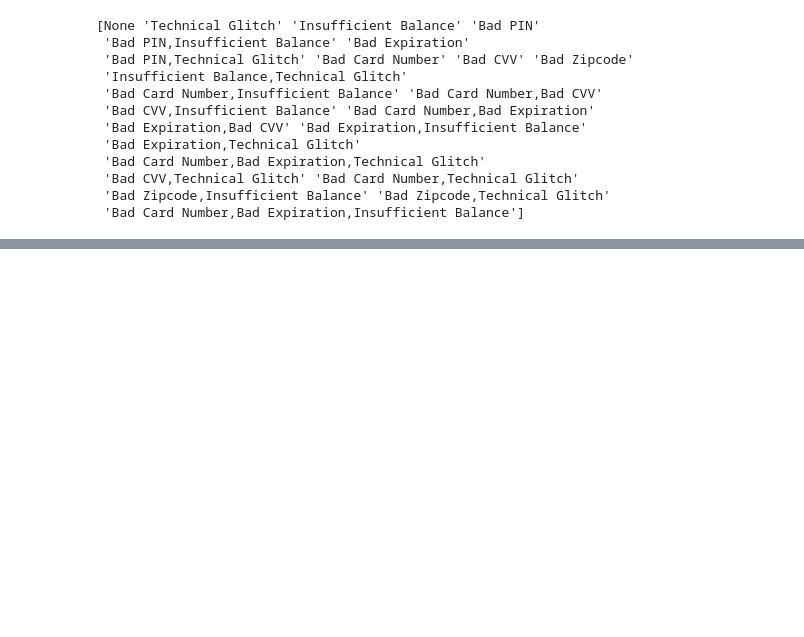
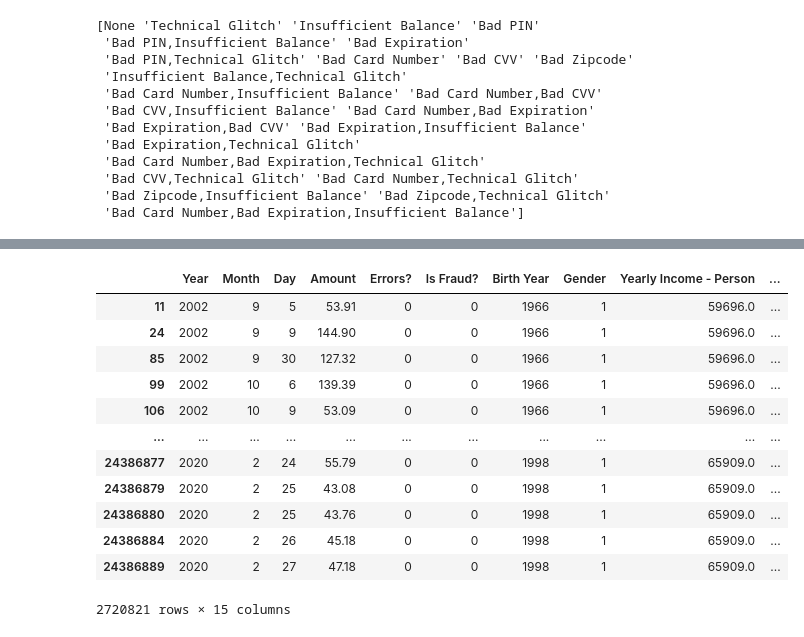
Before and after one commit to LivetaK/Fraud, a Jupyter notebook: data_preparation.ipynb, the cells around one changed output, grey strips where cells are left out. Saved outputs shown, nothing was run; the diff lists cells and outputs as text; code cells hidden in the pictures; blank space fills up the shorter version.

```diff
--- a/data_preparation.ipynb
+++ b/data_preparation.ipynb
@@ -422,0 +469,18 @@ temp_data
+# %%
+data['Age'] = data['Year'] - data['Birth Year']
+# %%
+data
+# %% [output]
+|  | Year | Month | Day | Amount | Errors? | Is Fraud? | Birth Year | Gender | Yearly Income - Person | ... |
+| 11 | 2002 | 9 | 5 | 53.91 | 0 | 0 | 1966 | 1 | 59696.0 | ... |
+| 24 | 2002 | 9 | 9 | 144.90 | 0 | 0 | 1966 | 1 | 59696.0 | ... |
+| 85 | 2002 | 9 | 30 | 127.32 | 0 | 0 | 1966 | 1 | 59696.0 | ... |
+| 99 | 2002 | 10 | 6 | 139.39 | 0 | 0 | 1966 | 1 | 59696.0 | ... |
+| 106 | 2002 | 10 | 9 | 53.09 | 0 | 0 | 1966 | 1 | 59696.0 | ... |
+| ... | ... | ... | ... | ... | ... | ... | ... | ... | ... | ... |
+| 24386877 | 2020 | 2 | 24 | 55.79 | 0 | 0 | 1998 | 1 | 65909.0 | ... |
+| 24386879 | 2020 | 2 | 25 | 43.08 | 0 | 0 | 1998 | 1 | 65909.0 | ... |
+| 24386880 | 2020 | 2 | 25 | 43.76 | 0 | 0 | 1998 | 1 | 65909.0 | ... |
+| 24386884 | 2020 | 2 | 26 | 45.18 | 0 | 0 | 1998 | 1 | 65909.0 | ... |
+| 24386889 | 2020 | 2 | 27 | 47.18 | 0 | 0 | 1998 | 1 | 65909.0 | ... |
+2720821 rows × 15 columns
```
Also changed, not shown: parts of 21 cells of this notebook, 1 other file.
